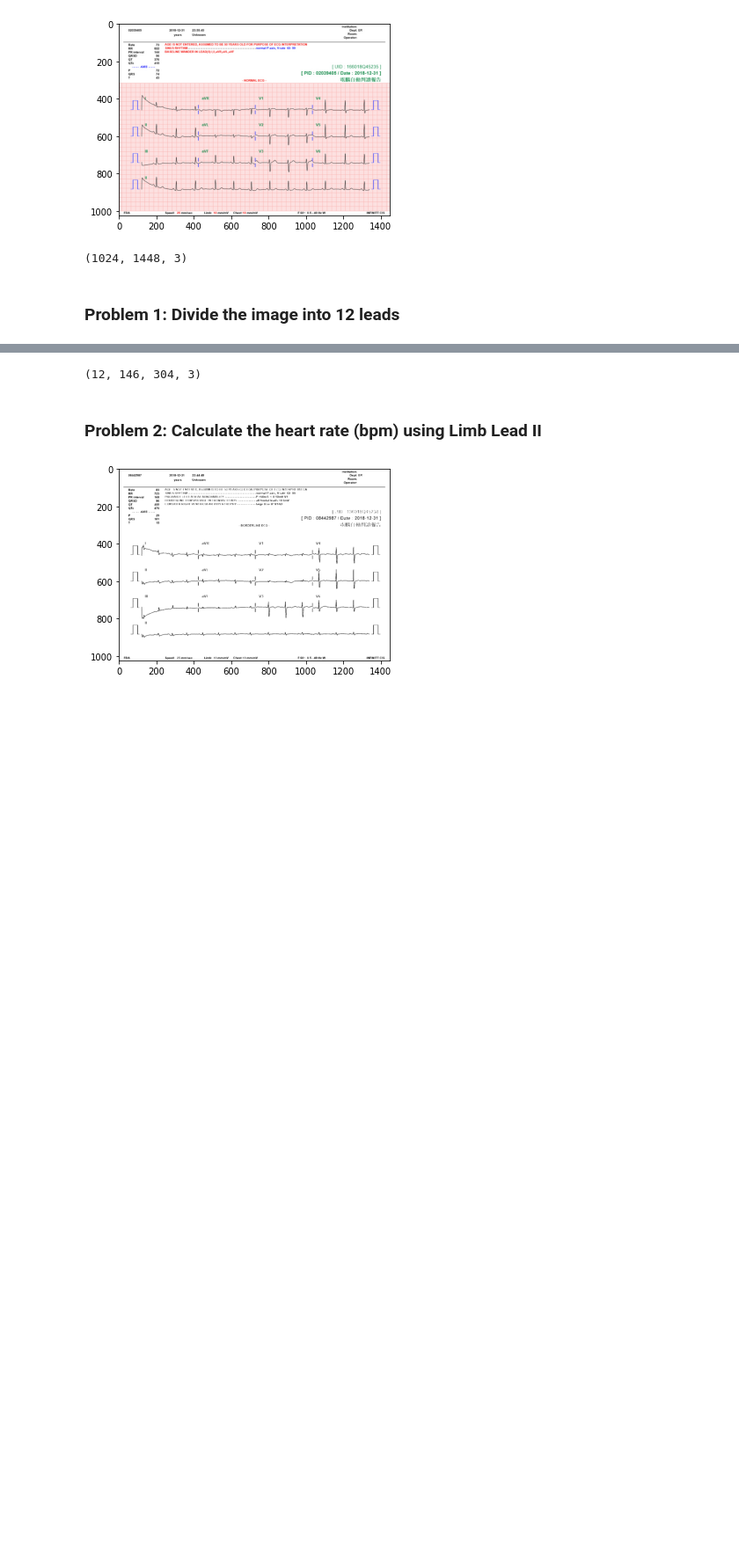
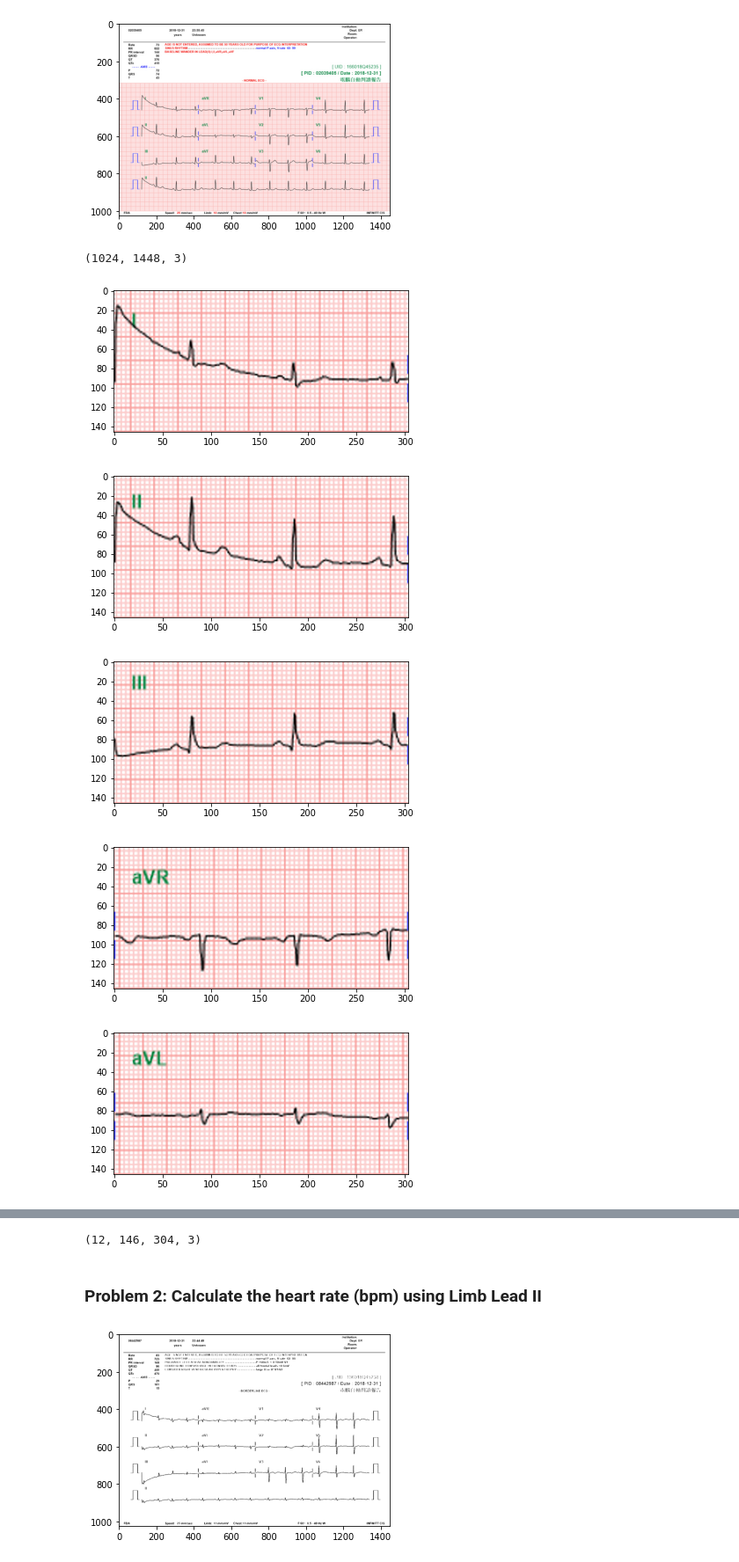
Before and after one commit to tzuyichan/AIMAS-EKG, a Jupyter notebook: hw1.ipynb, the cells around one changed output, grey strips where cells are left out. Shown at 88% size. Drawn from its saved outputs; the diff is of its cells as text; code cells hidden in the pictures; blank space fills up the shorter version.

```diff
--- a/hw1.ipynb
+++ b/hw1.ipynb
@@ -19,8 +22,6 @@ image.shape # (height, width, channels)
 # %% [output]
 [figure]
 (1024, 1448, 3)
-# %% [markdown]
-### Problem 1: Divide the image into 12 leads
 # %%
 LEADS_PER_ROW = 4
 LEADS_PER_COL = 3
@@ -37,15 +38,20 @@ def get_subgraph_borders(row: int, col: int):
 # %%
 leads_1_to_12 = []
 
 for col in range(LEADS_PER_ROW):
     for row in range(LEADS_PER_COL):
         left, right, top, bottom = get_subgraph_borders(row, col)
         subgraph = image[top: bottom, left: right, :]
         leads_1_to_12.append(subgraph)
 
-        # plt.imshow(subgraph)
-        # plt.show()
+        plt.imshow(subgraph)
+        plt.show()
 
 parsed_image = np.array(leads_1_to_12)
 parsed_image.shape
 # %% [output]
+[figure, added]
+[figure, added]
+[figure, added]
+[figure, added]
+[figure, added]
```
Also changed, not shown: parts of 10 cells of this notebook.
